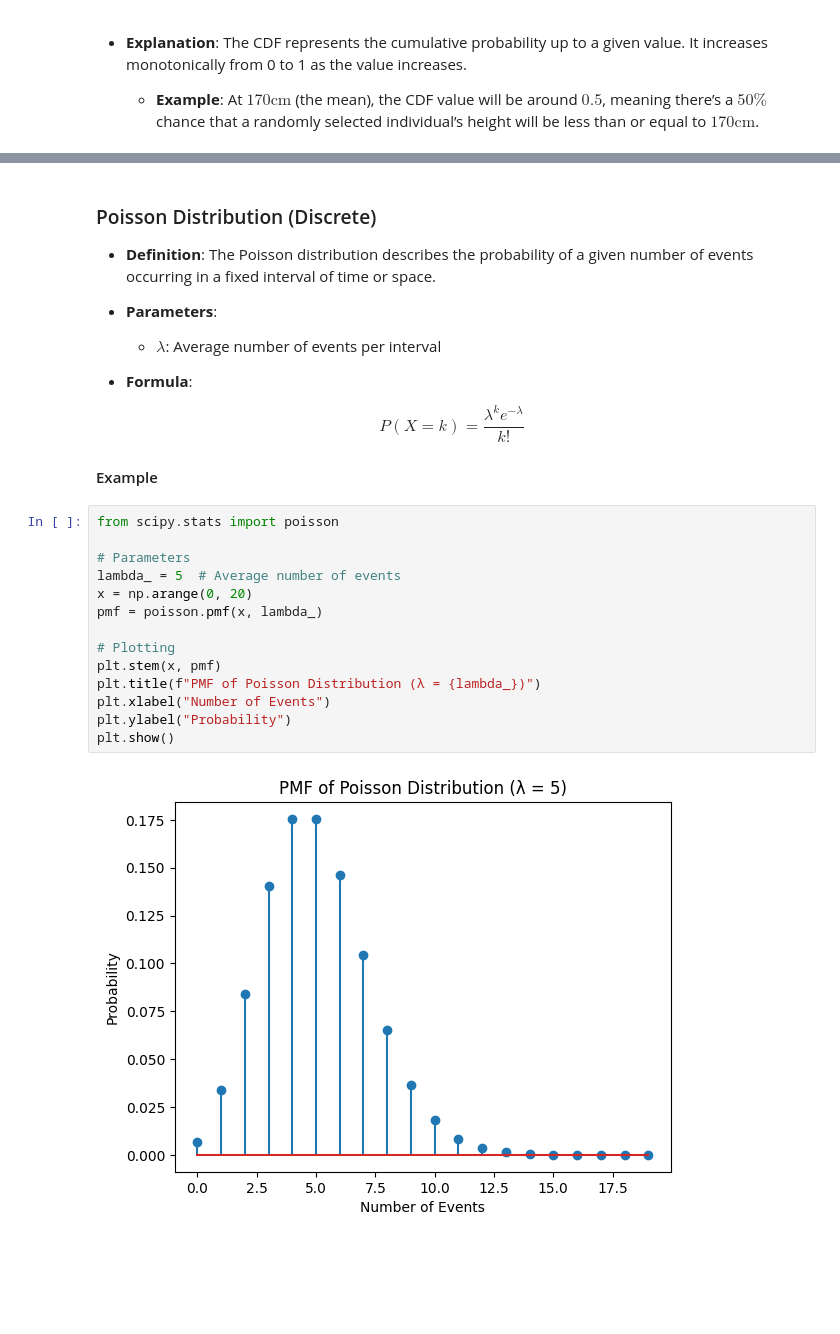
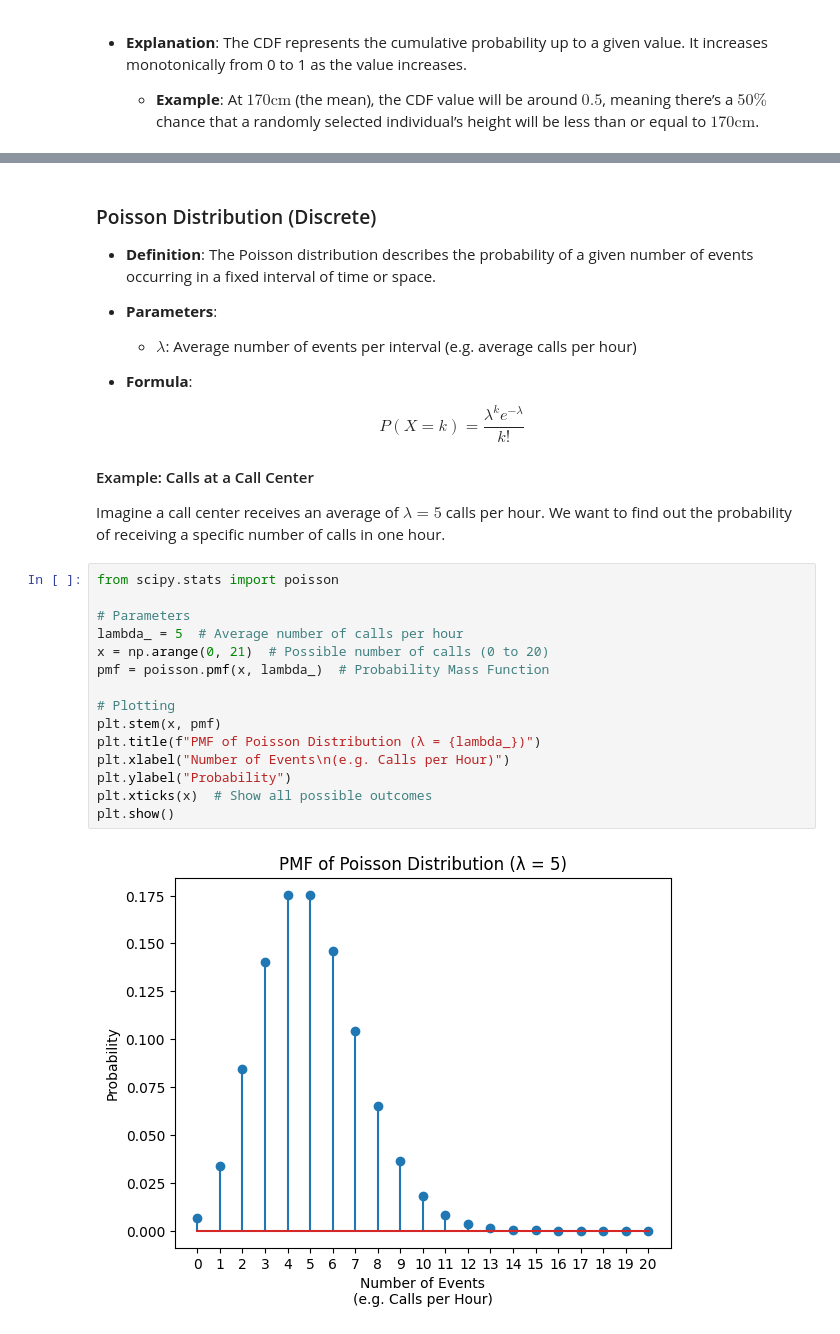
Before and after one commit to themarisolhernandez/ds-review-lessons, a Jupyter notebook: 09-random-variables.ipynb, the cells around one changed output, grey strips where cells are left out. Drawn from its saved outputs; the diff is of its cells as text; blank space fills up the shorter version.

```diff
--- a/09-random-variables.ipynb
+++ b/09-random-variables.ipynb
@@ -244,26 +250,28 @@ plt.show()
 
 - **Parameters**:
 
-    - $\lambda$: Average number of events per interval
+    - $\lambda$: Average number of events per interval (e.g. average calls per hour)
 
 - **Formula**:
 
 $$P(X = k) = \frac{\lambda^ke^{-\lambda}}{k!}$$
 
-#### Example
+#### Example: Calls at a Call Center
+Imagine a call center receives an average of $\lambda = 5$ calls per hour. We want to find out the probability of receiving a specific number of calls in one hour.
 # %%
 from scipy.stats import poisson
 
 # Parameters
-lambda_ = 5  # Average number of events
-x = np.arange(0, 20)
-pmf = poisson.pmf(x, lambda_)
+lambda_ = 5  # Average number of calls per hour
+x = np.arange(0, 21)  # Possible number of calls (0 to 20)
+pmf = poisson.pmf(x, lambda_)  # Probability Mass Function
 
 # Plotting
 plt.stem(x, pmf)
 plt.title(f"PMF of Poisson Distribution (λ = {lambda_})")
-plt.xlabel("Number of Events")
+plt.xlabel("Number of Events\n(e.g. Calls per Hour)")
 plt.ylabel("Probability")
+plt.xticks(x)  # Show all possible outcomes
 plt.show()
 # %% [output]
-[figure, old version]
+[figure, new version]
```
Also changed, not shown: parts of 21 cells of this notebook.
